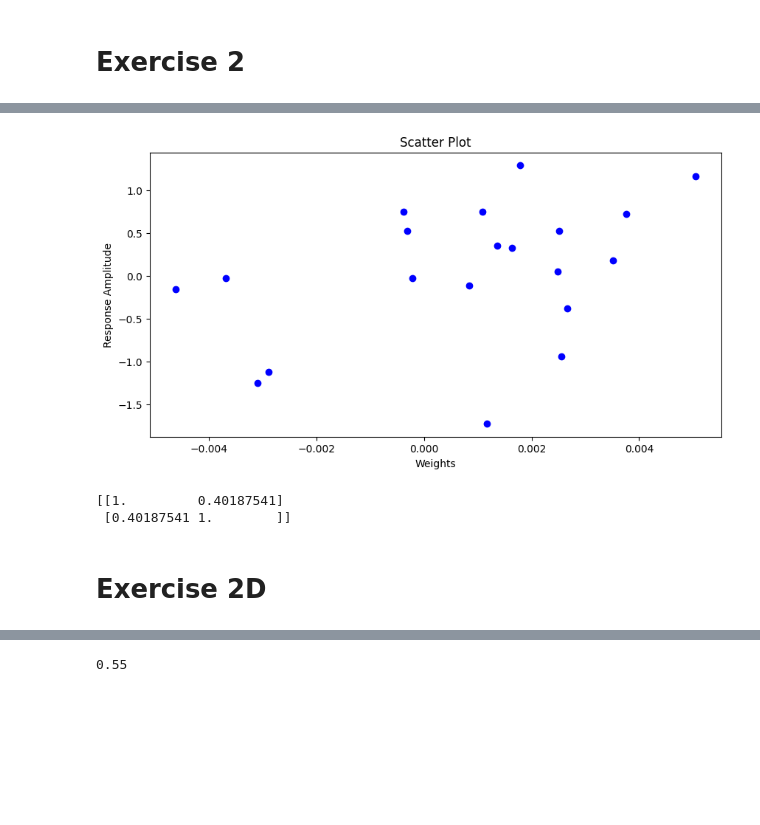
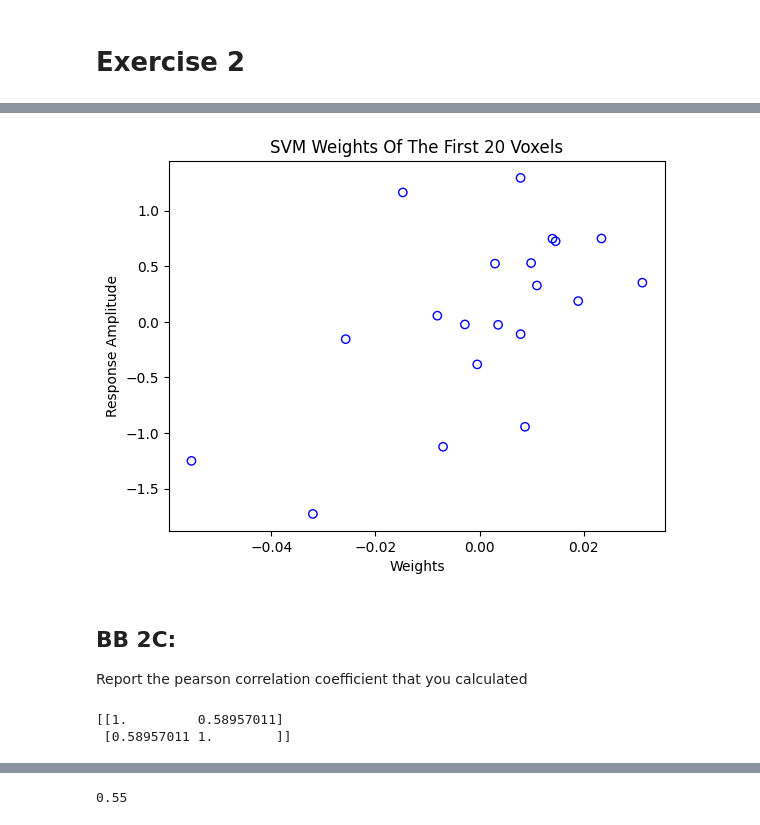
Before and after one commit to Lou1108/CognitiveModelling, a Jupyter notebook: Assignment2/assignment2.ipynb, the cells around one changed output, grey strips where cells are left out. Saved outputs shown, nothing was run; the diff lists cells and outputs as text; code cells hidden in the pictures; blank space fills up the shorter version.

```diff
--- a/Assignment2/assignment2.ipynb
+++ b/Assignment2/assignment2.ipynb
@@ -14,7 +20,9 @@ cat_vecs = pd.read_csv('data/CategoryVectors.txt')
 # %%
+# read in data as DF and reset the indices
+# separate data based on their animation state
 anim_indices = cat_vecs.index[cat_vecs['Var2'] == 0].tolist()
-df_anim = neural_resp1[neural_resp1.index.isin(anim_indices)].reset_index()
+df_anim = neural_resp1[neural_resp1.index.isin(anim_indices)].reset_index(drop=True)
 
 inanim_indices = cat_vecs.index[cat_vecs['Var2'] == 1].tolist()
-df_inanim = neural_resp1[neural_resp1.index.isin(inanim_indices)].reset_index()
+df_inanim = neural_resp1[neural_resp1.index.isin(inanim_indices)].reset_index(drop=True)
 # %%
@@ -107,7 +114,7 @@ np.float64(6.523453496861225)
 # %%
-# Exercise 1 c
+# average over animate and inanimate images (respectively)
+avgImg_anim = df_anim.mean(axis=0)
+avgImg_inanim = df_inanim.mean(axis=0)
 
-avgImg_anim = df_anim.mean(axis=0)[1:]
-avgImg_inanim = df_inanim.mean(axis=0)[1:]
-
-individ_differences = avgImg_anim-avgImg_inanim
+# This should leave you with two arrays of size 100
+len(avgImg_anim) == 100 & len(avgImg_inanim) == 100
@@ -143,10 +151,10 @@ Length: 100, dtype: float64
 # Exercise 2
 # %%
 anim_indices2 = cat_vecs.index[cat_vecs['Var2'] == 0].tolist()
-df_anim2 = neural_resp2[neural_resp2.index.isin(anim_indices)].reset_index()
+df_anim2 = neural_resp2[neural_resp2.index.isin(anim_indices)].reset_index(drop=True)
 
 inanim_indices2 = cat_vecs.index[cat_vecs['Var2'] == 1].tolist()
-df_inanim2 = neural_resp2[neural_resp2.index.isin(inanim_indices)].reset_index()
+df_inanim2 = neural_resp2[neural_resp2.index.isin(inanim_indices)].reset_index(drop=True)
 
 
 df_train = pd.concat([df_anim2[:22], df_inanim2[:22]])
@@ -187,3 +176,3 @@ print(accuracy_score(prediction, test_labels))
 # %%
 # Exercise 2b
-coefficients = clf.coef_[0,1:21]
+coefficients = clf.coef_[0,:20]
@@ -194,23 +182,22 @@ len(coefficients)
 # %%
-# create bar plot
-fig = plt.figure(figsize = (10, 5))
-
 # creating the bar plot
-plt.scatter(coefficients, individ_differences[:20], color ='blue')
+plt.scatter(coefficients, individ_differences[:20], color ='blue', marker='o', facecolors='none', edgecolors='blue')
 
 plt.ylabel("Response Amplitude")
 plt.xlabel("Weights")
-plt.title("Scatter Plot")
+plt.title("SVM Weights Of The First 20 Voxels")
+plt.savefig("2B: Scatter Plot.jpg")
 plt.show()
 # %% [output]
-[figure, old version]
+[figure, new version]
+# %% [markdown]
+## BB 2C:
+Report the pearson correlation coefficient that you calculated
 # %%
-# exercise 2c
+# pearson correlation
 print(np.corrcoef(coefficients, individ_differences[:20]))
 
 # perfectly positive, medium correlation
 # %% [output]
-[[1.         0.40187541]
- [0.40187541 1.        ]]
+[[1.         0.58957011]
+ [0.58957011 1.        ]]
-# %% [markdown]
-# Exercise 2D
```
Also changed, not shown: parts of 34 cells of this notebook, 3 other files.
